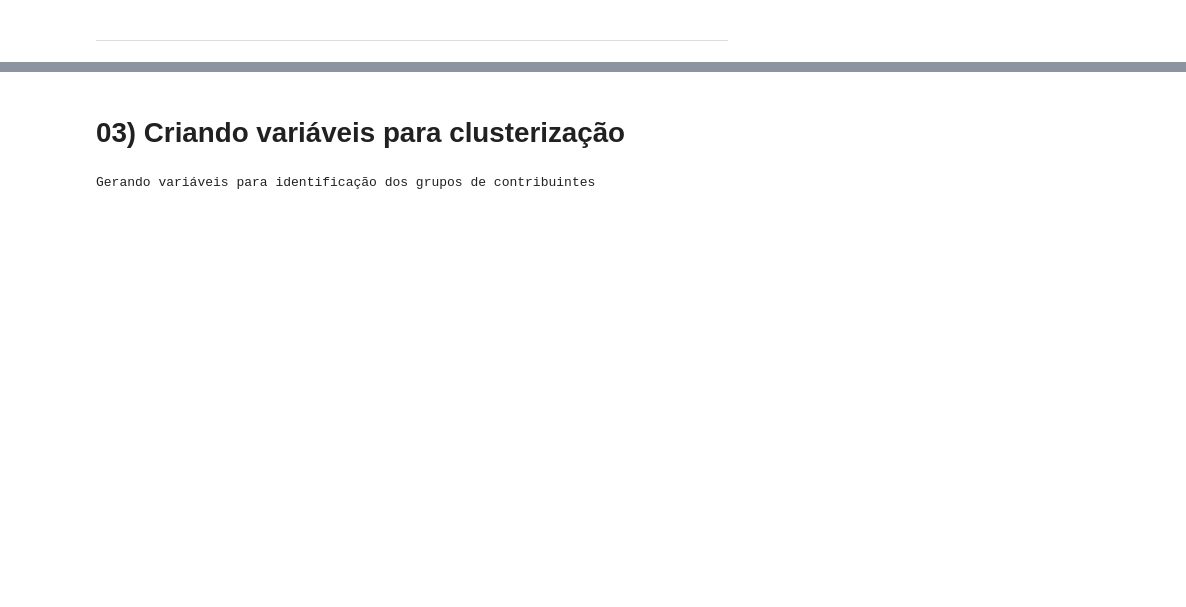
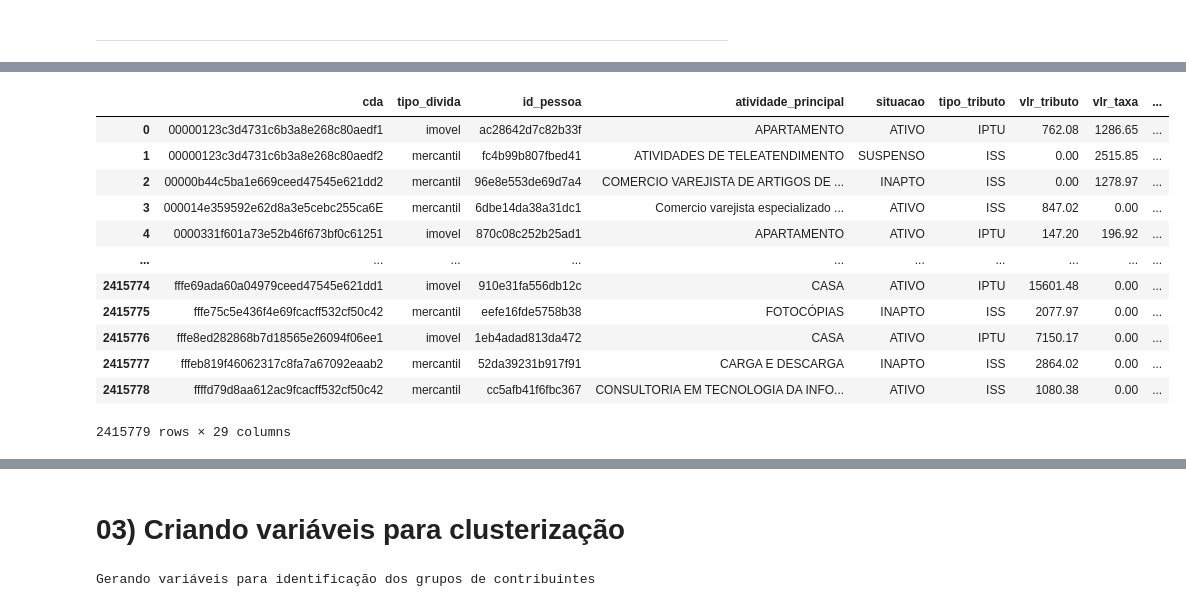
Before and after one commit to LanCarv/divida_ativa, a Jupyter notebook: rating_contribuinte_prime.ipynb, the cells around one changed output, grey strips where cells are left out. Saved outputs shown, nothing was run; the diff lists cells and outputs as text; code cells hidden in the pictures; blank space fills up the shorter version.

```diff
--- a/rating_contribuinte_prime.ipynb
+++ b/rating_contribuinte_prime.ipynb
@@ -221,0 +183,51 @@ cdas[['cda', 'tipo_divida', 'vlr_pago', 'valor_tot', 'inscricao_divida', 'estoqu
+# %%
+num_linhas_por_cda = base_conjunta.groupby(['cda', 'tipo_divida', 'id_pessoa'])['da_aberto'].nunique().to_frame().sort_values(by = 'da_aberto').reset_index()
+num_linhas_por_cda =  num_linhas_por_cda.rename(columns = {'da_aberto':'num_da_aberto'})
+num_linhas_por_cda['ja_reneg_essa_cda'] = 0
+
+# As entradas que tem mais de um valor para da_aberto é pq foram renegociadas
+num_linhas_por_cda.loc[(num_linhas_por_cda['num_da_aberto'] > 1 ), 'ja_reneg_essa_cda'] = 1
+
+valor_tot_pago_aberto = pd.merge(valor_tot_pago_aberto, num_linhas_por_cda, on = ['cda', 'tipo_divida', 'id_pessoa'], how = 'left')
+# %%
+df_conjunta = pd.merge(base_conjunta, num_linhas_por_cda, on = ['cda', 'tipo_divida', 'id_pessoa'], how = 'left')
+
+# CDAs SEM mudanca de status
+cdas_01_apar = df_conjunta[df_conjunta['num_da_aberto'] == 1]
+cdas_01_apar = cdas_01_apar.sort_values(by = ['cda', 'inscricao_divida'])
+
+# CDAs com mudanca de status
+cdas_gt_01_apar = df_conjunta[df_conjunta['num_da_aberto'] > 1]
+cdas_gt_01_apar = cdas_gt_01_apar.sort_values(by = ['cda', 'inscricao_divida']) # 319034
+
+# # CDAs com mudanca de status - ABERTO
+cdas_gt_01_apar_ABERTO = cdas_gt_01_apar[cdas_gt_01_apar['da_aberto'] == 1]
+
+reconstroi = pd.concat([cdas_01_apar, cdas_gt_01_apar_ABERTO])
+
+reconstroi = reconstroi[['cda', 'tipo_divida', 'id_pessoa', 'atividade_principal', 'situacao',
+       'tipo_tributo', 'vlr_tributo', 'vlr_taxa',
+       'competencia_divida', 'inscricao_divida', 'arrecadacao_divida',
+       'ajuizamento_divida', 'edificacao', 'cpf_cnpj_existe', 'endereco_existe','protesto',
+       'ajuizamento', 'refis', 'anos_idade_da',
+       'quantidade_reparcelamento', 'da_aberto']]
+
+reconstroi = pd.merge(reconstroi, valor_tot_pago_aberto, on = ['cda', 'tipo_divida', 'id_pessoa'], how = 'left')
+
+reconstroi['perc_pago'] = np.round(reconstroi['vlr_pago']/reconstroi['valor_tot'], 5)
+
+reconstroi
+# %% [output]
+|  | cda | tipo_divida | id_pessoa | atividade_principal | situacao | tipo_tributo | vlr_tributo | vlr_taxa | ... |
+| 0 | 00000123c3d4731c6b3a8e268c80aedf1 | imovel | ac28642d7c82b33f | APARTAMENTO | ATIVO | IPTU | 762.08 | 1286.65 | ... |
+| 1 | 00000123c3d4731c6b3a8e268c80aedf2 | mercantil | fc4b99b807fbed41 | ATIVIDADES DE TELEATENDIMENTO | SUSPENSO | ISS | 0.00 | 2515.85 | ... |
+| 2 | 00000b44c5ba1e669ceed47545e621dd2 | mercantil | 96e8e553de69d7a4 | COMERCIO VAREJISTA DE ARTIGOS DE ... | INAPTO | ISS | 0.00 | 1278.97 | ... |
+| 3 | 000014e359592e62d8a3e5cebc255ca6E | mercantil | 6dbe14da38a31dc1 | Comercio varejista especializado ... | ATIVO | ISS | 847.02 | 0.00 | ... |
+| 4 | 0000331f601a73e52b46f673bf0c61251 | imovel | 870c08c252b25ad1 | APARTAMENTO | ATIVO | IPTU | 147.20 | 196.92 | ... |
+| ... | ... | ... | ... | ... | ... | ... | ... | ... | ... |
+| 2415774 | fffe69ada60a04979ceed47545e621dd1 | imovel | 910e31fa556db12c | CASA | ATIVO | IPTU | 15601.48 | 0.00 | ... |
+| 2415775 | fffe75c5e436f4e69fcacff532cf50c42 | mercantil | eefe16fde5758b38 | FOTOCÓPIAS | INAPTO | ISS | 2077.97 | 0.00 | ... |
+| 2415776 | fffe8ed282868b7d18565e26094f06ee1 | imovel | 1eb4adad813da472 | CASA | ATIVO | IPTU | 7150.17 | 0.00 | ... |
+| 2415777 | fffeb819f46062317c8fa7a67092eaab2 | mercantil | 52da39231b917f91 | CARGA E DESCARGA | INAPTO | ISS | 2864.02 | 0.00 | ... |
+| 2415778 | ffffd79d8aa612ac9fcacff532cf50c42 | mercantil | cc5afb41f6fbc367 | CONSULTORIA EM TECNOLOGIA DA INFO... | ATIVO | ISS | 1080.38 | 0.00 | ... |
+2415779 rows × 29 columns
```
Also changed, not shown: parts of 30 cells of this notebook, 2 other files.
